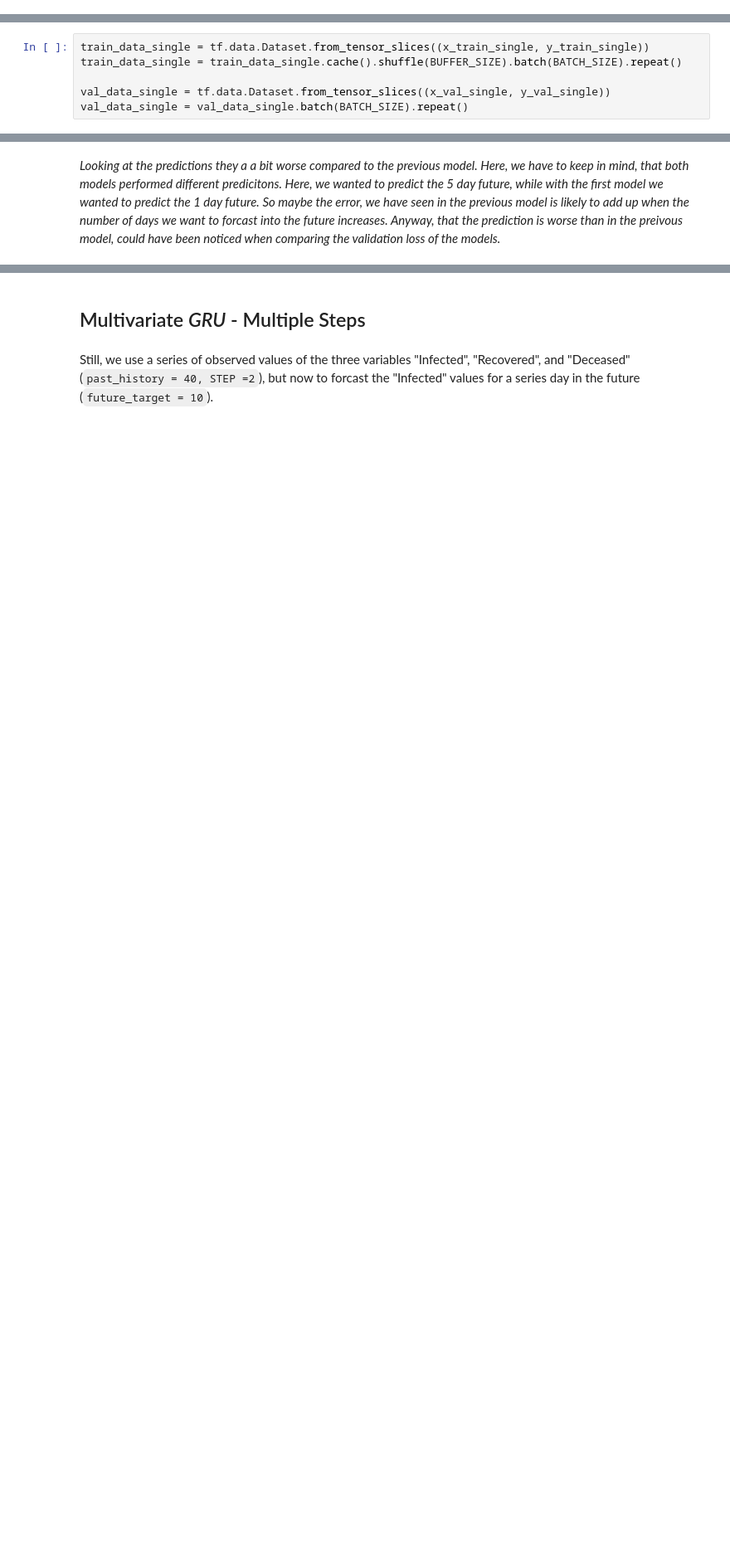
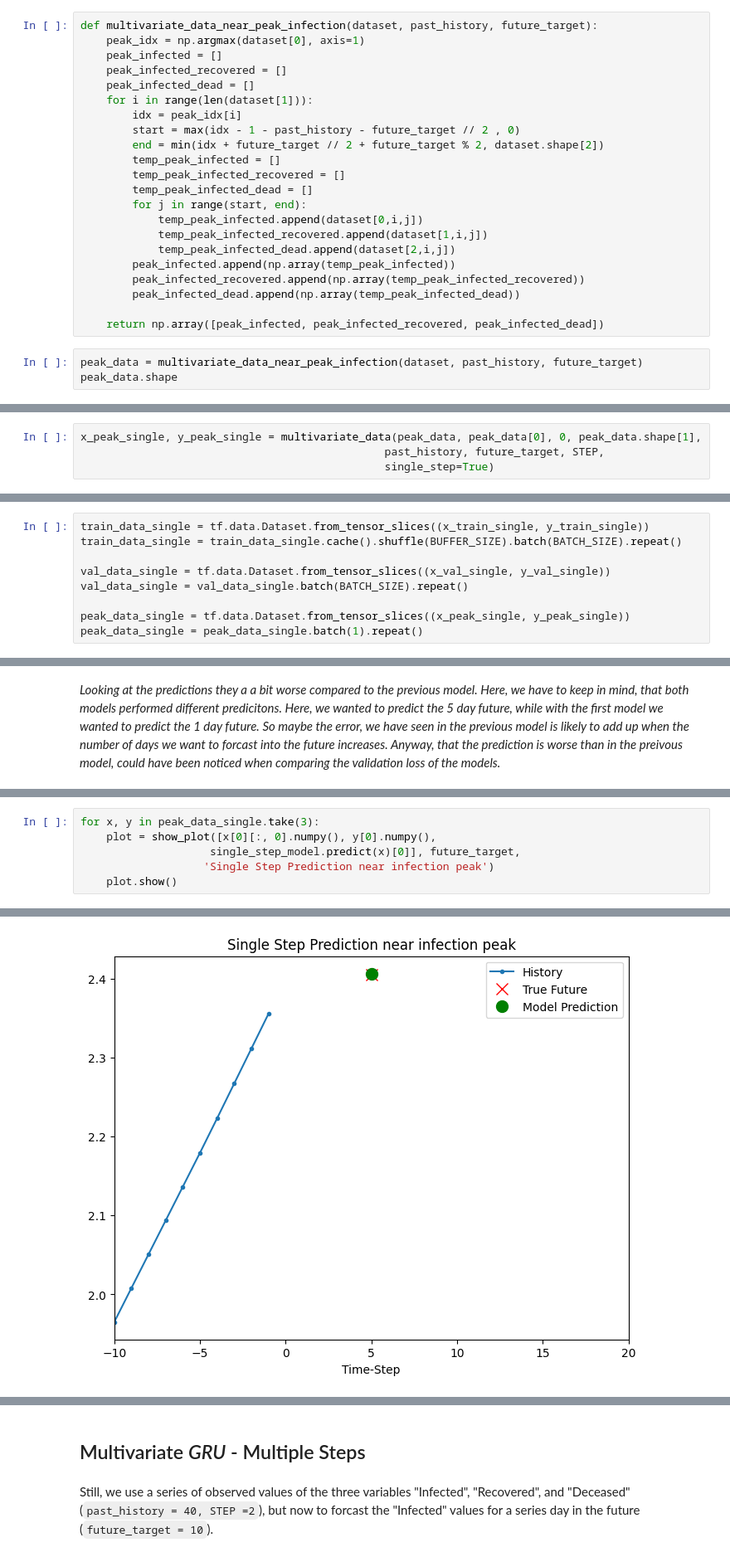
Before and after one commit to gundermann/DML_notebooks, a Jupyter notebook: assignments/assignment9 - Time series forecasting.ipynb, the cells around one changed output, grey strips where cells are left out. Shown at 83% size. Drawn from its saved outputs; the diff is of its cells as text; blank space fills up the shorter version.

```diff
--- a/assignments/assignment9 - Time series forecasting.ipynb
+++ b/assignments/assignment9 - Time series forecasting.ipynb
@@ -402,0 +438,25 @@ Single window of past history : (10, 3)
+# %%
+def multivariate_data_near_peak_infection(dataset, past_history, future_target):
+    peak_idx = np.argmax(dataset[0], axis=1)
+    peak_infected = []
+    peak_infected_recovered = []
+    peak_infected_dead = []
+    for i in range(len(dataset[1])):
+        idx = peak_idx[i]
+        start = max(idx - 1 - past_history - future_target // 2 , 0)
+        end = min(idx + future_target // 2 + future_target % 2, dataset.shape[2])
+        temp_peak_infected = []
+        temp_peak_infected_recovered = []
+        temp_peak_infected_dead = []
+        for j in range(start, end):
+            temp_peak_infected.append(dataset[0,i,j])
+            temp_peak_infected_recovered.append(dataset[1,i,j])
+            temp_peak_infected_dead.append(dataset[2,i,j])
+        peak_infected.append(np.array(temp_peak_infected))
+        peak_infected_recovered.append(np.array(temp_peak_infected_recovered))
+        peak_infected_dead.append(np.array(temp_peak_infected_dead))
+
+    return np.array([peak_infected, peak_infected_recovered, peak_infected_dead])
+# %%
+peak_data = multivariate_data_near_peak_infection(dataset, past_history, future_target)
+peak_data.shape
@@ -402,0 +465,4 @@ Single window of past history : (10, 3)
+# %%
+x_peak_single, y_peak_single = multivariate_data(peak_data, peak_data[0], 0, peak_data.shape[1],
+                                               past_history, future_target, STEP,
+                                               single_step=True)
@@ -408,6 +478,9 @@ train_data_single = train_data_single.cache().shuffle(BUFFER_SIZE).batch(BATCH_S
 
 val_data_single = tf.data.Dataset.from_tensor_slices((x_val_single, y_val_single))
 val_data_single = val_data_single.batch(BATCH_SIZE).repeat()
+
+peak_data_single = tf.data.Dataset.from_tensor_slices((x_peak_single, y_peak_single))
+peak_data_single = peak_data_single.batch(1).repeat()
 # %%
 single_step_model = tf.keras.models.Sequential()
 single_step_model.add(tf.keras.layers.GRU(32, input_shape=x_train_single.shape[-2:]))
@@ -511,0 +587,7 @@ for x, y in val_data_single.take(3):
+# %%
+for x, y in peak_data_single.take(3):
+    plot = show_plot([x[0][:, 0].numpy(), y[0].numpy(),
+                    single_step_model.predict(x)[0]], future_target,
+                   'Single Step Prediction near infection peak')
+    plot.show()
+# %% [output]
@@ -511,0 +595 @@ for x, y in val_data_single.take(3):
+[figure, added]
```
Also changed, not shown: parts of 41 cells of this notebook, 3 other files.
